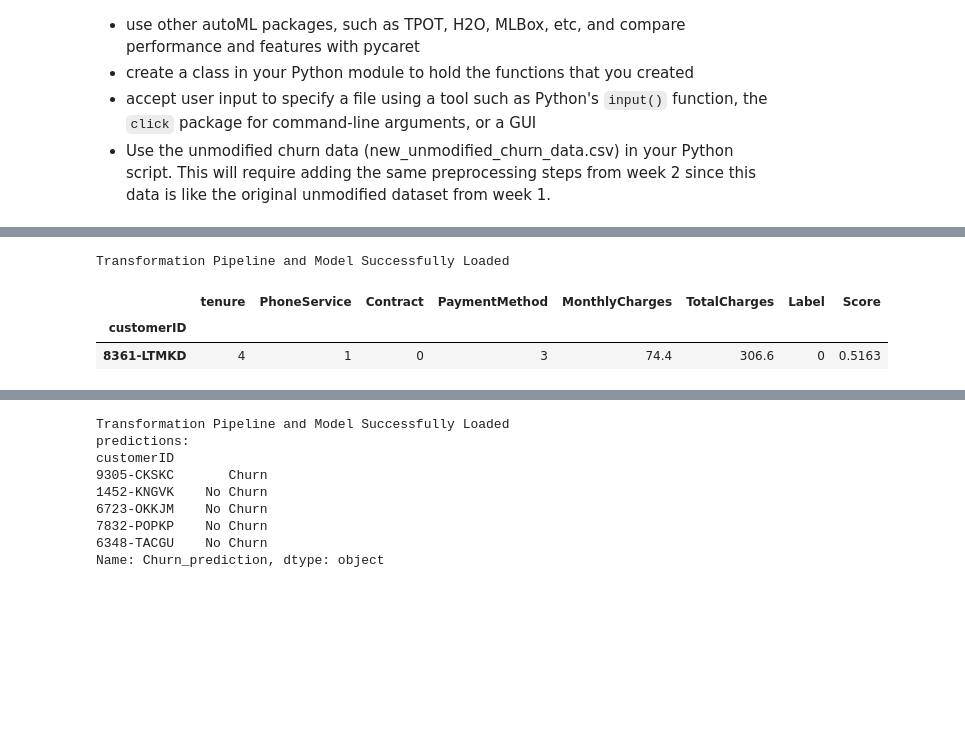
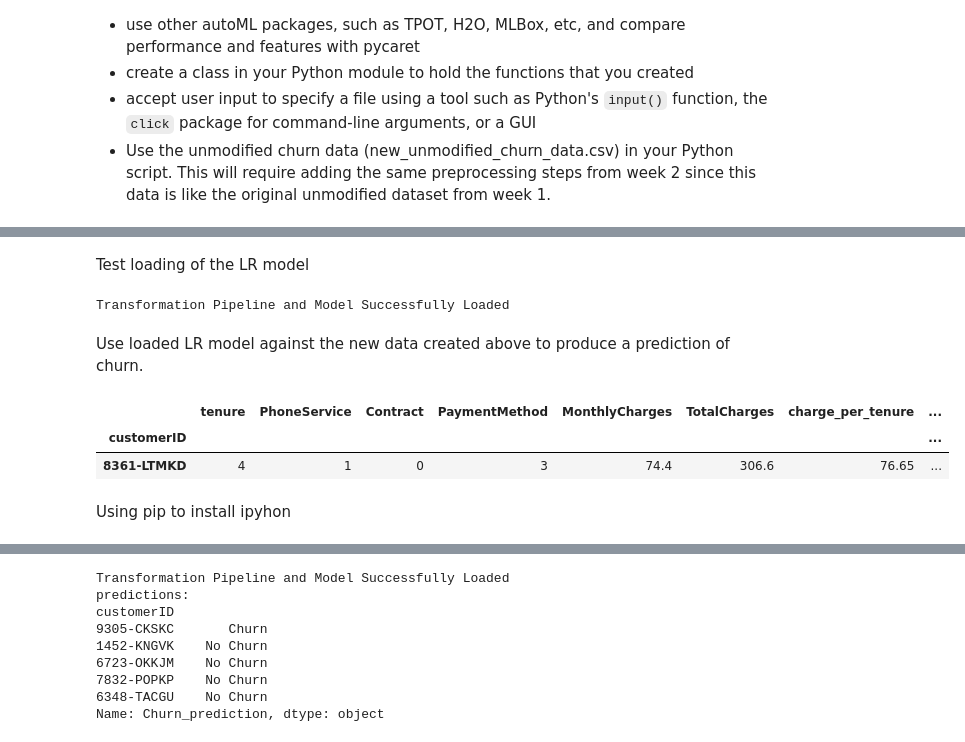
Before and after one commit to bruffster/msds600_autoML_project, a Jupyter notebook: Benjamin_Bruffey_Week_5_assignment_starter.ipynb, the cells around one changed output, grey strips where cells are left out. Saved outputs shown, nothing was run; the diff lists cells and outputs as text; code cells hidden in the pictures; blank space fills up the shorter version.

```diff
--- a/Benjamin_Bruffey_Week_5_assignment_starter.ipynb
+++ b/Benjamin_Bruffey_Week_5_assignment_starter.ipynb
@@ -21,6 +23,6 @@ Using our prepared churn data from week 2:
 # %%
 import pandas as pd
 
-df = pd.read_csv('data/prepped_churn_data_unmodified.csv', index_col='customerID')
+df = pd.read_csv('data/prepped_churn_data_bruffey.csv', index_col='customerID')
 df
 # %% [output]
@@ -186,13 +222,19 @@ array([0])
+# %% [markdown]
+Test loading of the LR model
 # %%
-loaded_lda = load_model('CATBOOST')
+loaded_lr = load_model('LR')
 # %% [output]
 Transformation Pipeline and Model Successfully Loaded
+# %% [markdown]
+Use loaded LR model against the new data created above to produce a prediction of churn.
 # %%
-predict_model(loaded_lda, new_data)
+predict_model(loaded_lr, new_data)
 # %% [output]
-|  | tenure | PhoneService | Contract | PaymentMethod | MonthlyCharges | TotalCharges | Label | Score |
-| customerID |  |  |  |  |  |  |  |  |
-| 8361-LTMKD | 4 | 1 | 0 | 3 | 74.4 | 306.6 | 0 | 0.5163 |
+|  | tenure | PhoneService | Contract | PaymentMethod | MonthlyCharges | TotalCharges | charge_per_tenure | ... |
+| customerID |  |  |  |  |  |  |  | ... |
+| 8361-LTMKD | 4 | 1 | 0 | 3 | 74.4 | 306.6 | 76.65 | ... |
+# %% [markdown]
+Using pip to install ipyhon
 # %%
 pip install ipython
 # %% [output]
```
Also changed, not shown: parts of 33 cells of this notebook, 2 other files.
